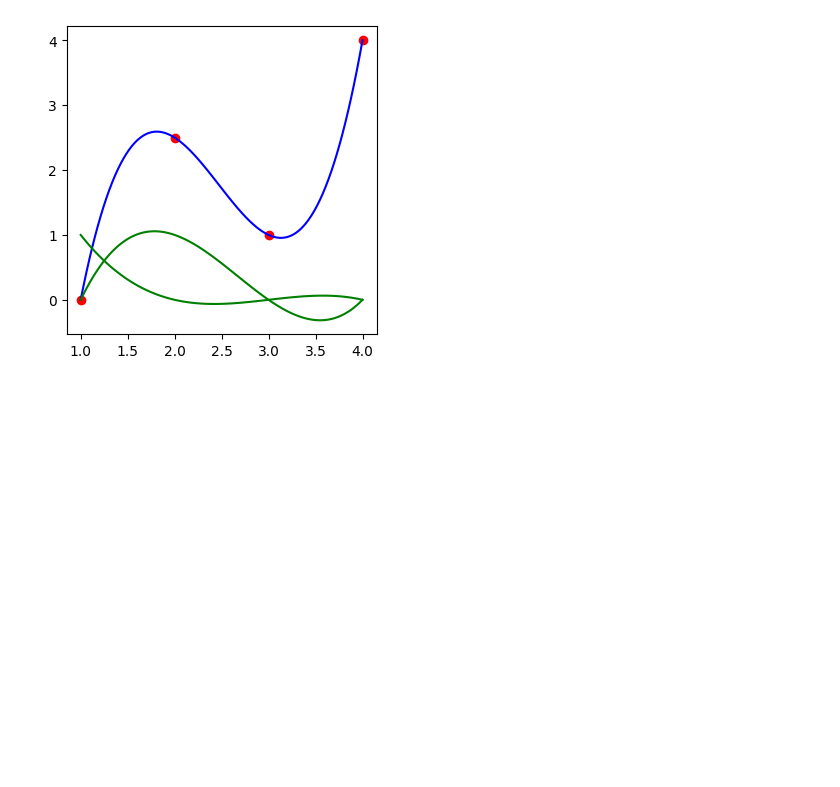
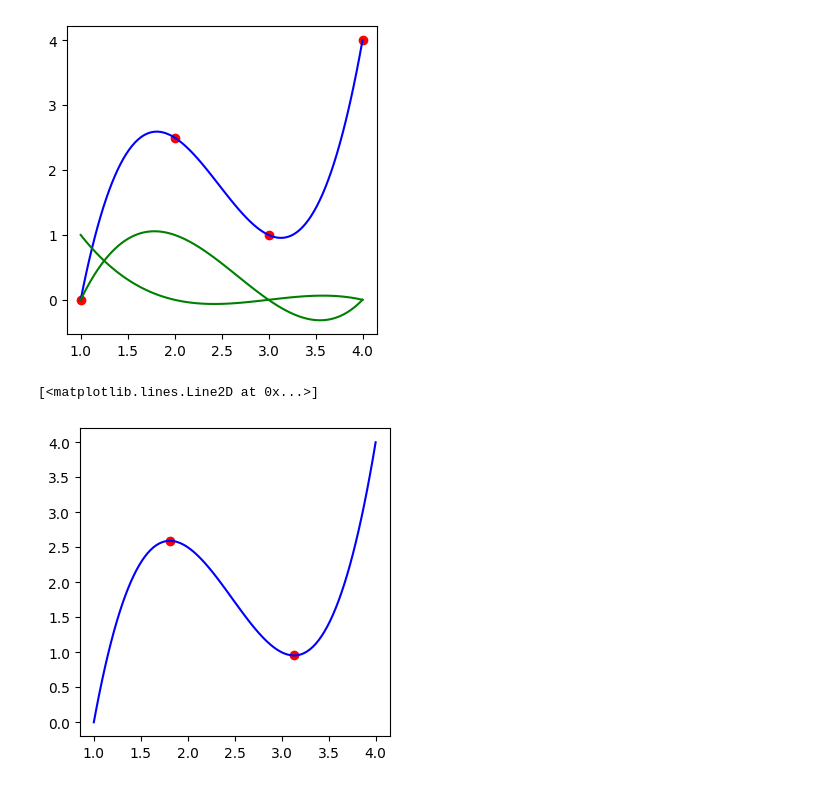
Before and after one commit to NoDanCoder/AirBnB_clone, a Jupyter notebook: Semana4/Interpolacion.ipynb, the cells around one changed output. Drawn from its saved outputs; the diff is of its cells as text; code cells hidden in the pictures; blank space fills up the shorter version.

```diff
--- a/Semana4/Interpolacion.ipynb
+++ b/Semana4/Interpolacion.ipynb
@@ -101,3 +101,16 @@ def newton(f,df,xn,itmax=1000,precision=1e-10):
   else:
     #print(it)
     return xn
+# %%
+prima = lambda x : derivative(x, lambda y :Interpolate(y,X,Y))
+max_x = newton(prima,derivative,1)
+# %%
+prima = lambda x : derivative(x, lambda y :Interpolate(y,X,Y))
+min_x = newton(prima,derivative,3.5)
+# %%
+fig = plt.figure(figsize=(4,4))
+plt.scatter([min_x, max_x],[Interpolate(min_x, X, Y), Interpolate(max_x, X, Y)],color='red')
+plt.plot(x1,y1,color='blue')
+# %% [output]
+[<matplotlib.lines.Line2D at 0x...>]
+[figure, added]
```
